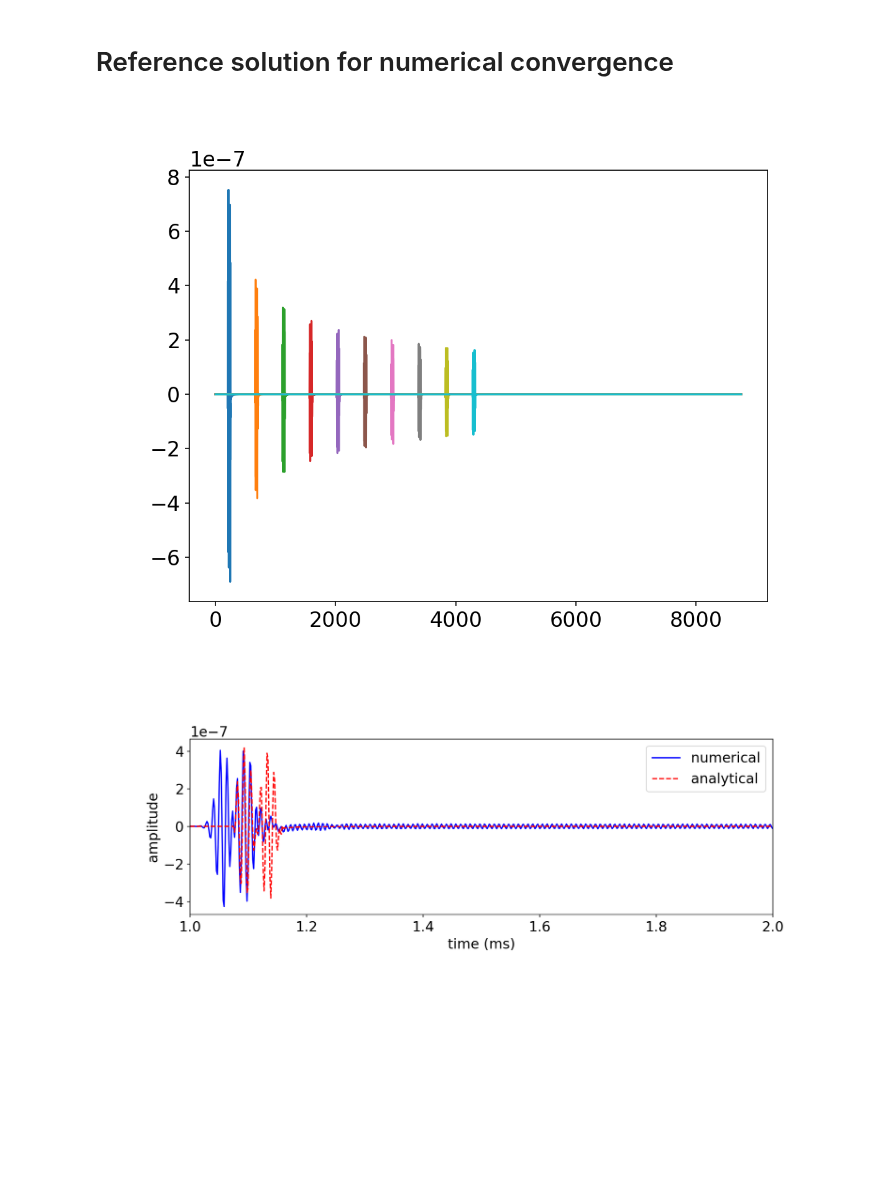
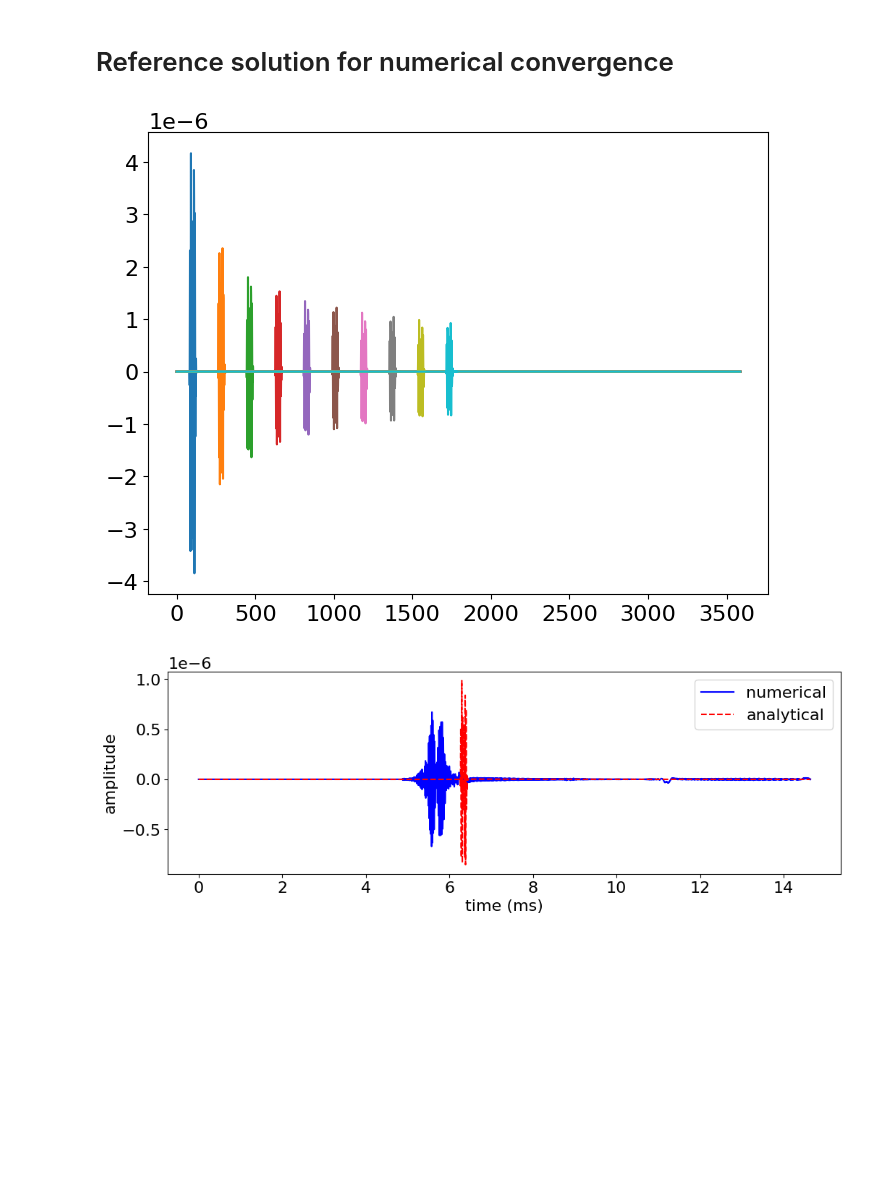
Before and after one commit to bgd54/sonar-FWI, a Jupyter notebook: notebooks/accuracy.ipynb, the cells around one changed output. Saved outputs shown, nothing was run; the diff lists cells and outputs as text; code cells hidden in the pictures; blank space fills up the shorter version.

```diff
--- a/notebooks/accuracy.ipynb
+++ b/notebooks/accuracy.ipynb
@@ -26,7 +26,7 @@ We compute the error between the numerical and reference solutions for varying s
 # Water velocity in km/s
 c0 = 1.5 # km/s
 # Source peak frequency in KHz
-f0 = 100.0
+f0 = 50.0
 t0_sine = 0.5 / f0 # shift to zero lag
 
 signal_width_ms = 8.0 / f0
@@ -61,7 +61,8 @@ sonar_model = Sonar_v2(
     v_water=c0,
     velocity_profile=vp,
     tn=tn_ms,
-    spatial_dist=spatial_res_m,
+    spatial_dist=spatial_res_m
 )
 model = sonar_model.model
 dt_ms = model.critical_dt
+print(dt_ms)
@@ -171,6 +183,7 @@ def analytical_from_pos(
         wavelet,
     )
 # %%
+#%matplotlib widget
 wavelet = sinewave(f0, tn_ms, dt_ms, t0_sine)
 
 signal_dist_m = np.linspace(0.5, 10.5, 10)
@@ -178,35 +191,35 @@ responses = np.zeros((len(signal_dist_m), int(tn_ms/dt_ms)+2))
 
 for i, dist_m in enumerate(signal_dist_m):
     responses[i, :] = analytical_dist(
         dist_m, sonar_model.time_range.time_values, spatial_res_m, wavelet
     )
 
 plt.plot(responses.T)
 
 # Plot trace
 time = sonar_model.time_range.time_values
 plt.figure(figsize=(12,8))
 plt.subplot(2,1,1)
-plt.plot(time, ref_rec.data[:, 1], '-b', label='numerical')
-plt.plot(time, responses[1,:], '--r', label='analytical')
-plt.xlim([1,2])
+plt.plot(time, ref_rec.data[:, 8], '-b', label='numerical')
+plt.plot(time, responses[8,:], '--r', label='analytical')
+#plt.xlim([1,2])
 # plt.ylim([1.15*np.min(U_t[:]), 1.15*np.max(U_t[:])])
 plt.xlabel('time (ms)')
 plt.ylabel('amplitude')
 plt.legend()
 # plt.subplot(2,1,2)
 # plt.plot(time, 100 *(ref_rec.data[:, 0] - U_t[:]), '-b', label='difference x100')
 # plt.xlim([0,300])
 # plt.ylim([1.15*np.min(U_t[:]), 1.15*np.max(U_t[:])])
 # plt.xlabel('time (ms)')
 # plt.ylabel('amplitude x100')
 # plt.legend()
 # plt.savefig('ref.pdf')
 
 plt.figure(figsize=(12,8))
 rec = np.array(ref_rec.data)
 plt.plot(rec)
 plt.show()
 # %% [output]
-[figure, old version]
+[figure, new version]
-[figure, old version]
+[figure, new version]
```
Also changed, not shown: parts of 3 cells of this notebook, 1 other file.
